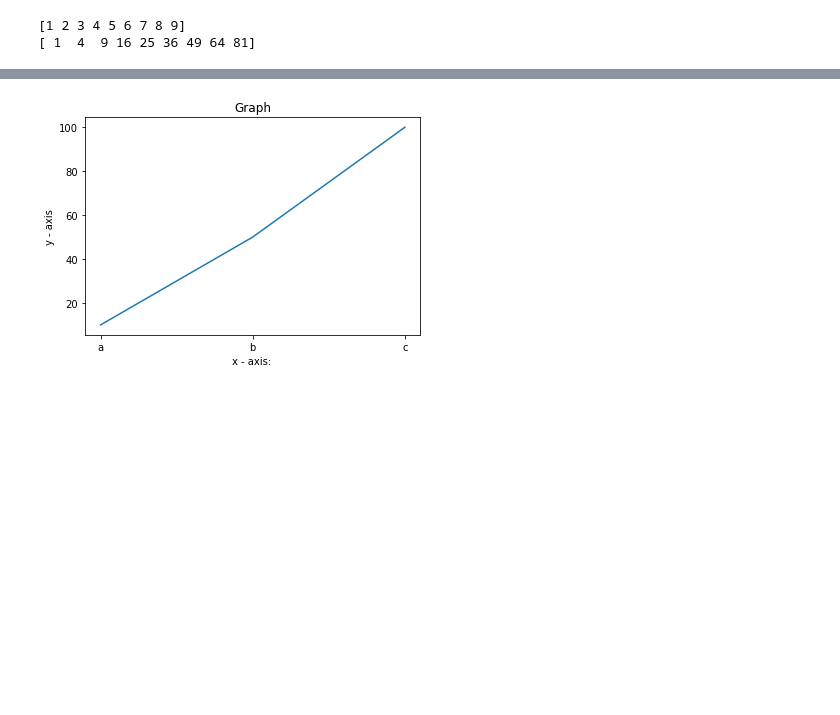
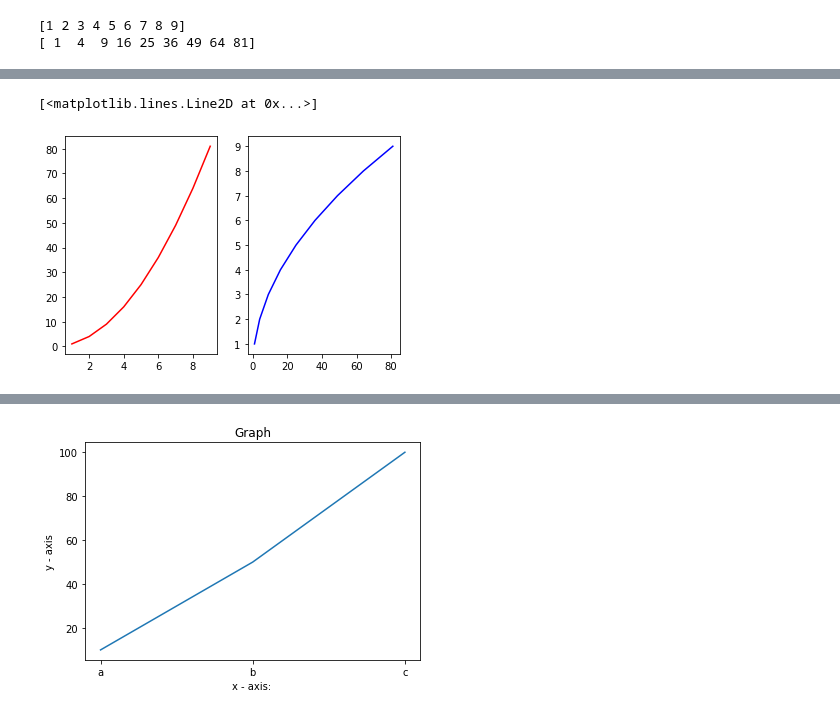
Before and after one commit to arutsh/Python-Programming-for-Data-Science-Part-1, a Jupyter notebook: lectures/07 - Matplotlib_basics.ipynb, the cells around one changed output, grey strips where cells are left out. Drawn from its saved outputs; the diff is of its cells as text; code cells hidden in the pictures; blank space fills up the shorter version.

```diff
--- a/lectures/07 - Matplotlib_basics.ipynb
+++ b/lectures/07 - Matplotlib_basics.ipynb
@@ -32,0 +50,11 @@ plt.plot(x, y)
+# %%
+# Functional approach
+
+plt.subplot(1,2,1)
+plt.plot(x, y, 'r')   # r for red - from matlab
+
+plt.subplot(1,2,2)
+plt.plot(y, x, 'b')# b for red - from matlab
+# %% [output]
+[<matplotlib.lines.Line2D at 0x...>]
+[figure, added]
```
Also changed, not shown: parts of 14 cells of this notebook, 1 other file.
